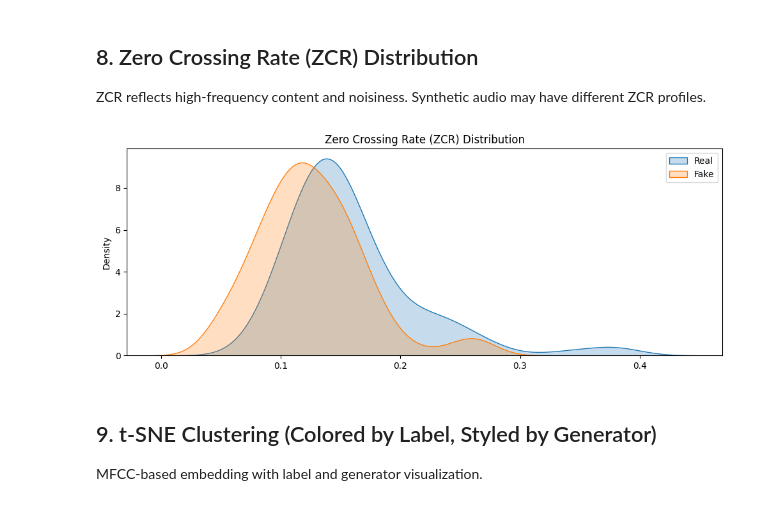
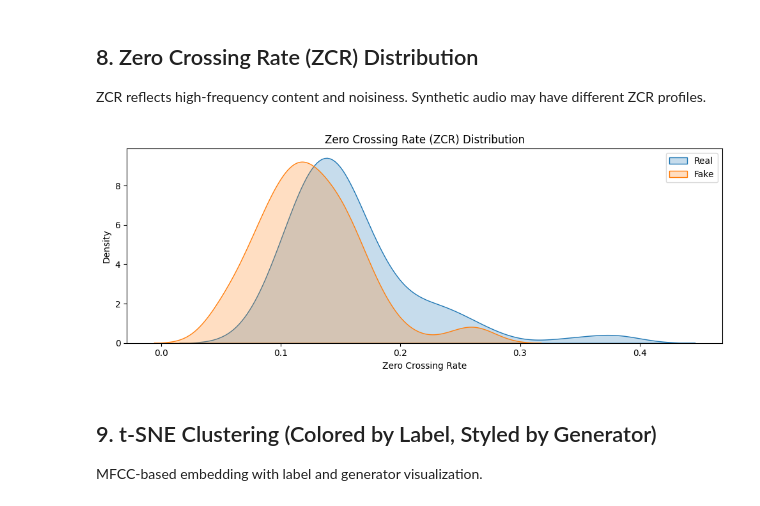
Before and after one commit to hadarliav1/audio_fraud_detection, a Jupyter notebook: notebooks/02.5_eda_raw_data.ipynb, the cells around one changed output. Saved outputs shown, nothing was run; the diff lists cells and outputs as text; code cells hidden in the pictures.

```diff
--- a/notebooks/02.5_eda_raw_data.ipynb
+++ b/notebooks/02.5_eda_raw_data.ipynb
@@ -289,22 +304,24 @@ ZCR reflects high-frequency content and noisiness. Synthetic audio may have diff
 # %%
 def plot_zcr_comparison(file_paths, label, n=100):
     zcrs = []
     for p in file_paths[:n]:
         y, _ = load_audio(p)
         zcr = np.mean(np.abs(np.diff(np.sign(y)))) / 2
         zcrs.append(zcr)
     sns.kdeplot(zcrs, label=label, fill=True)
 
 
 plt.figure(figsize=(10, 4))
 plot_zcr_comparison(df[df['Label'] == 'Real']['file_path'].tolist(), 'Real')
 plot_zcr_comparison(df[df['Label'] == 'Fake']['file_path'].tolist(), 'Fake')
 plt.title("Zero Crossing Rate (ZCR) Distribution")
+plt.xlabel("Zero Crossing Rate")
+plt.ylabel("Density")
 plt.legend()
 plt.tight_layout()
 plt.show()
 # %% [output]
-[figure, old version]
+[figure, new version]
 # %% [markdown]
 ## 9. t-SNE Clustering (Colored by Label, Styled by Generator)
 
```
Also changed, not shown: parts of 6 cells of this notebook, 8 other files.
